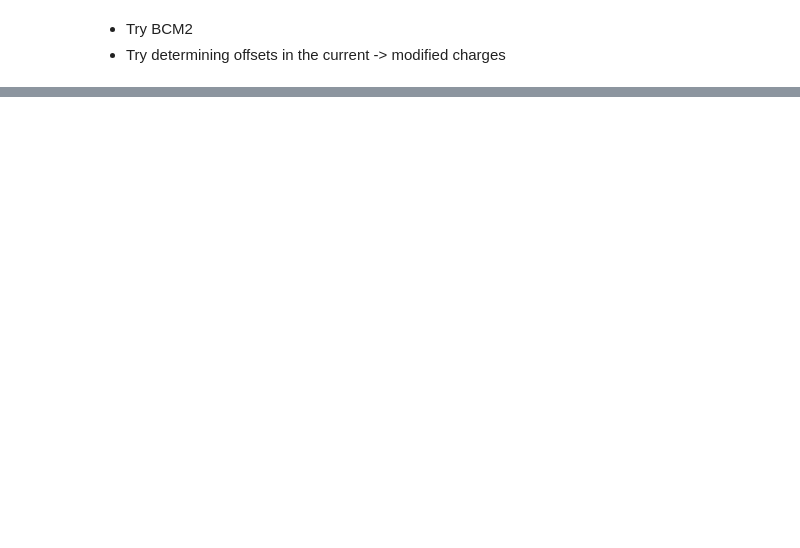
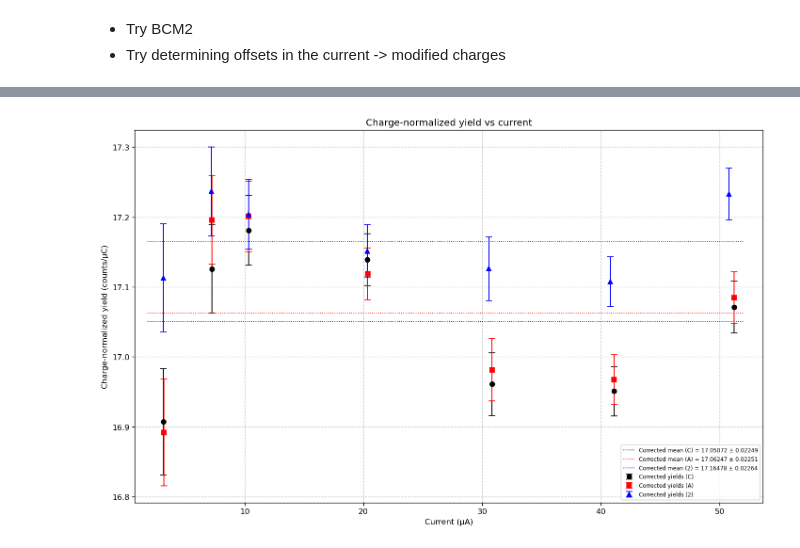
Before and after one commit to jgilguti/r-sidis, a Jupyter notebook: Luminosity_scan_Carbon.ipynb, the cells around one changed output, grey strips where cells are left out. Drawn from its saved outputs; the diff is of its cells as text; code cells hidden in the pictures; blank space fills up the shorter version.

```diff
--- a/Luminosity_scan_Carbon.ipynb
+++ b/Luminosity_scan_Carbon.ipynb
@@ -138,0 +111,74 @@ plt.legend()
+# %%
+popt, pcov = curve_fit(yield_model, I, Y_norm, sigma=error, absolute_sigma=True, p0=[0.0, np.mean(Y_norm)])
+delta_fit, C_fit = popt
+delta_err, C_err = np.sqrt(np.diag(pcov))
+
+popt2, pcov2 = curve_fit(yield_model, I2, Y_norm2, sigma=error2, absolute_sigma=True, p0=[0.0, np.mean(Y_norm2)])
+delta_fit2, C_fit2 = popt2
+delta_err2, C_err2 = np.sqrt(np.diag(pcov2))
+
+poptA, pcovA = curve_fit(yield_model, IA, Y_normA, sigma=errorA, absolute_sigma=True, p0=[0.0, np.mean(Y_normA)])
+delta_fitA, C_fitA = poptA
+delta_errA, C_errA = np.sqrt(np.diag(pcovA))
+
+# Compute reduced chi-squared
+# residuals = (Y_norm - yield_model(I, *popt)) / error
+# chi2 = np.sum(residuals**2)
+# ndof = len(I) - len(popt)
+# chi2_red = chi2 / ndof
+
+print(f"δ (C) = {delta_fit:.6f} ± {delta_err:.6f} µA")
+print(f"Slope (C) = {C_fit:.6f} ± {C_err:.6f}")
+print(f"δ (A) = {delta_fitA:.6f} ± {delta_errA:.6f} µA")
+print(f"Slope (A) = {C_fitA:.6f} ± {C_errA:.6f}")
+print(f"δ (2) = {delta_fit2:.6f} ± {delta_err2:.6f} µA")
+print(f"Slope (2) = {C_fit2:.6f} ± {C_err2:.6f}")
+
+
+# print(f"χ² = {chi2:.3f}, reduced χ² = {chi2_red:.3f} (ndof = {ndof})")
+
+# Compute corrected yield with the optimized offset applied
+factor_opt = 1 + delta_fit / I
+Y_corr_opt = Y_norm / factor_opt
+err_corr_opt = error / factor_opt
+
+factor_optA = 1 + delta_fitA / IA
+Y_corr_optA = Y_normA / factor_optA
+err_corr_optA = errorA / factor_optA
+
+factor_opt2 = 1 + delta_fit2 / I2
+Y_corr_opt2 = Y_norm2 / factor_opt2
+err_corr_opt2 = error2 / factor_opt2
+
+# Plot
+fig, ax = plt.subplots(figsize=(12,7.5), dpi=120)
+
+# Raw (uncorrected yield) + fit
+# ax.errorbar(I, Y_norm, yerr=error, fmt='s',elinewidth=1.2, capsize=4, label="Raw carbon yield (C)")
+# ax.errorbar(IA, Y_normA, yerr=errorA, fmt='s',elinewidth=1.2, capsize=4, label="Raw carbon yield (A)")
+# ax.errorbar(I2, Y_norm2, yerr=error2, fmt='s',elinewidth=1.2, capsize=4, label="Raw carbon yield (2)")
+
+I_fit = np.linspace(min(I)-1, max(I)+1, 200)
+# ax.plot(I_fit, yield_model(I_fit, delta_fit, C_fit), linestyle='dotted', label=f"Fit (C): δ = {delta_fit:.4f} ± {delta_err:.4f} µA")
+# ax.plot(I_fit, yield_model(I_fit, delta_fitA, C_fitA), linestyle='dotted', label=f"Fit (A): δ = {delta_fitA:.4f} ± {delta_errA:.4f} µA")
+# ax.plot(I_fit, yield_model(I_fit, delta_fit2, C_fit2), linestyle='dotted', label=f"Fit (2): δ = {delta_fit2:.4f} ± {delta_err2:.4f} µA")
+
+# Corrected yield
+ax.errorbar(I, Y_corr_opt, yerr=err_corr_opt, fmt='ko', elinewidth=1.2, capsize=4, label="Corrected yields (C)")
+ax.errorbar(IA, Y_corr_optA, yerr=err_corr_optA, fmt='rs', elinewidth=1.2, capsize=4, label="Corrected yields (A)")
+ax.errorbar(I2, Y_corr_opt2, yerr=err_corr_opt2, fmt='b^', elinewidth=1.2, capsize=4, label="Corrected yields (2)")
+ax.axhline(C_fit, xmin=0.02, xmax=0.97, color='k', linestyle='dotted', linewidth=1, label=f"Corrected mean (C) = {C_fit:.5f} ± {C_err:.5f}")
+ax.axhline(C_fitA, xmin=0.02, xmax=0.97, color='r', linestyle='dotted', linewidth=1, label=f"Corrected mean (A) = {C_fitA:.5f} ± {C_errA:.5f}")
+ax.axhline(C_fit2, xmin=0.02, xmax=0.97, color='b', linestyle='dotted', linewidth=1, label=f"Corrected mean (2) = {C_fit2:.5f} ± {C_err2:.5f}")
+
+
+# Improving presentation
+ax.set_title("Charge-normalized yield vs current")
+ax.set_xlabel("Current (µA)")
+ax.set_ylabel("Charge-normalized yield (counts/µC)")
+ax.grid(True, linestyle='--', alpha=0.6)
+ax.legend(frameon=True, fontsize=7)
+plt.tight_layout()
+# plt.ylim(16.25,17.8)
+plt.show()
+# %% [output]
@@ -138,0 +191 @@ plt.legend()
+[figure, added]
```
Also changed, not shown: parts of 4 cells of this notebook, 14 other files.
